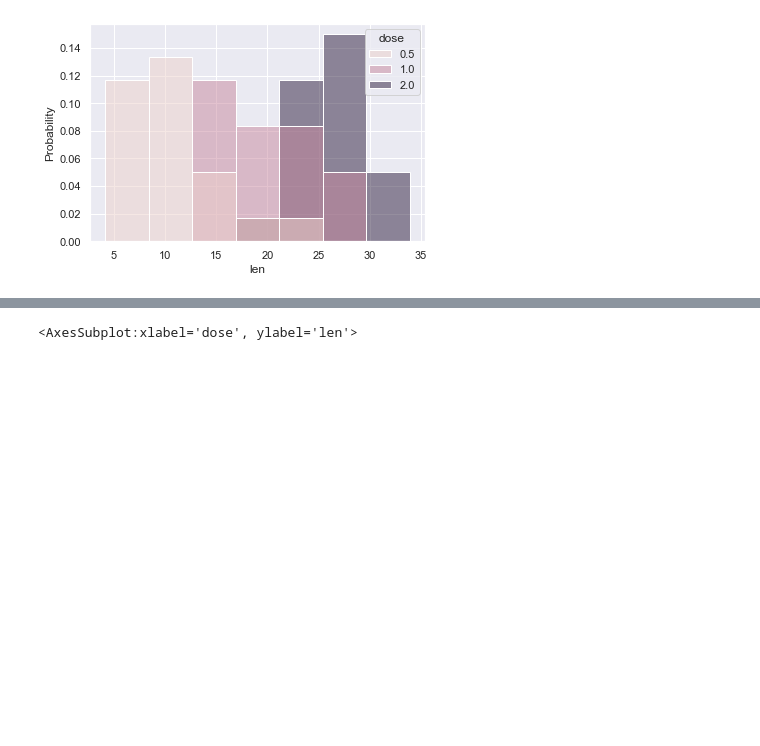
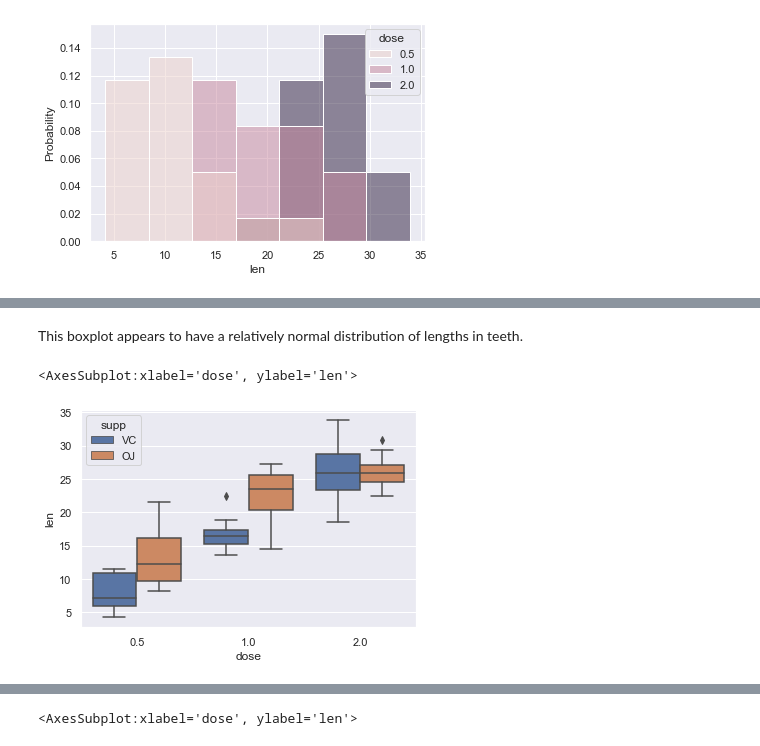
Before and after one commit to kscully-dotcom/msds650, a Jupyter notebook: week4/4_Assignment.ipynb, the cells around one changed output, grey strips where cells are left out. Drawn from its saved outputs; the diff is of its cells as text; code cells hidden in the pictures; blank space fills up the shorter version.

```diff
--- a/week4/4_Assignment.ipynb
+++ b/week4/4_Assignment.ipynb
@@ -93,0 +98,7 @@ sns.boxplot(data=df)
+# %% [markdown]
+This boxplot appears to have a relatively normal distribution of lengths in teeth.
+# %%
+sns.boxplot(data=df, x='dose', y='len', hue='supp')
+# %% [output]
+<AxesSubplot:xlabel='dose', ylabel='len'>
+[figure, added]
```
Also changed, not shown: parts of 15 cells of this notebook.
